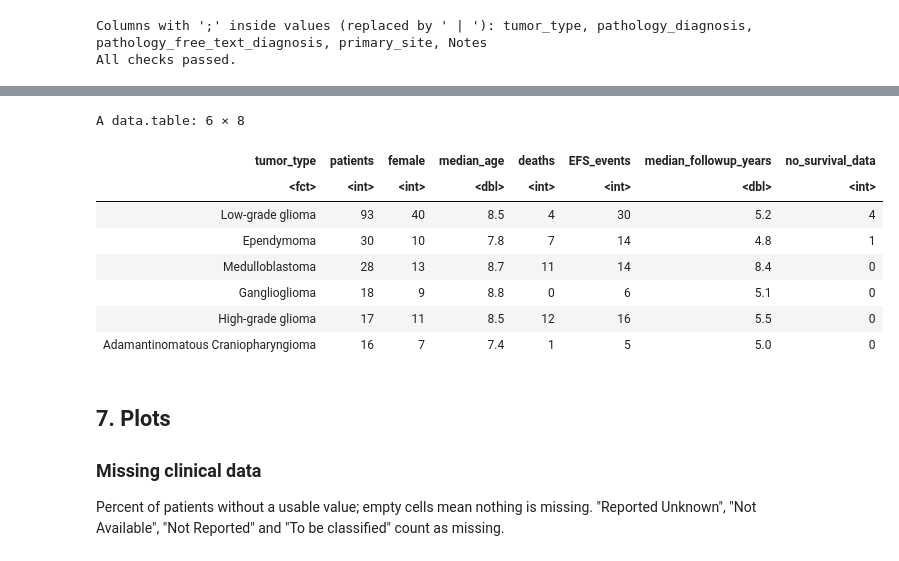
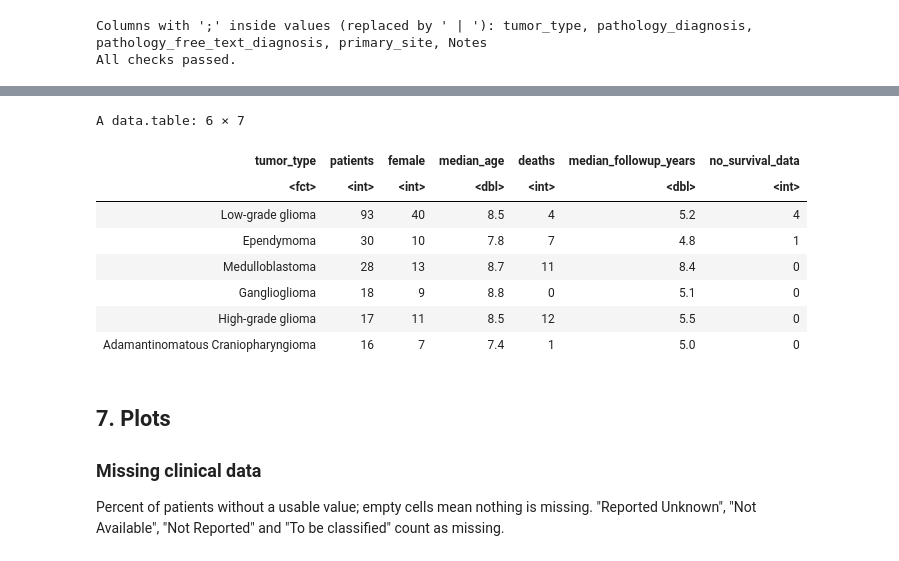
Before and after one commit to wanglab-cns/bidirectional-promoters, a Jupyter notebook: workflow/notebooks/02_clinical.ipynb, the cells around one changed output, grey strips where cells are left out. Cells and saved outputs as stored; diff of their text form; code cells hidden in the pictures.

```diff
--- a/workflow/notebooks/02_clinical.ipynb
+++ b/workflow/notebooks/02_clinical.ipynb
@@ -179,7 +179,9 @@ missing value stays `NA`. The original columns are those of the patient's first
 columns (participant ID, age at diagnosis, OS, sex) are dropped from the appended set, as `format_clin_data()` does.
 # %%
 clin_original <- as.data.frame(setnames(first[, !"initial"], "Kids_First_Participant_ID", "patient"))
-selected_cols <- c("patient", "age_at_diagnosis_days", "OS_days", "OS_status", "reported_gender")
+# race, ethnicity and n_mirna_samples move up into our extra columns, so they leave the appended set
+selected_cols <- c("patient", "age_at_diagnosis_days", "OS_days", "OS_status", "reported_gender",
+                   "race", "ethnicity", "n_mirna_samples")
 
 clin <- data.frame(
   patient = clin_original$patient,
@@ -193,7 +195,8 @@ clin <- data.frame(
   t.os    = clin_original$OS_days / 30.5,
   os      = fcase(clin_original$OS_status == "DECEASED", 1L, clin_original$OS_status == "LIVING", 0L))
 
-clin$rna[clin$patient %in% case$patient[case$expr %in% 1]] <- "tpm"
+# rna / dna name the data type, as in the lab's 2026 ICB repos (ICB_Wolchok: rna = "rnaseq", rna_info = "normalized")
+clin$rna[clin$patient %in% case$patient[case$expr %in% 1]] <- "rnaseq"
 clin$dna[clin$patient %in% case$patient[case$snv %in% 1 | case$cna %in% 1]] <- "wgs"
 
 clin <- format_clin_data(clin_original, "patient", selected_cols, clin)
@@ -201,10 +204,17 @@ clin <- annotate_tissue(clin = clin, study = STUDY, annotation_tissue = curation
 clin <- add_column(clin, treatmentid = "", .after = "tissueid")
 
 # Our extra columns, right after the lab's key columns
+has <- function(col) clin$patient %in% case$patient[case[[col]] %in% 1]
+orig <- clin_original[match(clin$patient, clin_original$patient), ]
 extra <- data.frame(
+  rna_info    = ifelse(has("expr"), "RSEM TPM and expected counts", NA),
+  dna_info    = ifelse(has("snv") | has("cna"), "consensus somatic MAF, CNVkit segments", NA),
+  methyl      = ifelse(has("methyl"), "epic", NA),
+  methyl_info = NA,    # v15 beta values or our own IDAT processing: open
+  mirna       = ifelse(has("mirna"), "htg", NA),
+  mirna_info  = ifelse(has("mirna"), "raw counts", NA),
+  race = orig$race, ethnicity = orig$ethnicity, n_mirna_samples = orig$n_mirna_samples,
   tumor_type = pt$tumor_type[match(clin$patient, pt$patient)],
-  methyl = ifelse(clin$patient %in% case$patient[case$methyl %in% 1], "epic", NA),
-  mirna  = ifelse(clin$patient %in% case$patient[case$mirna %in% 1], "htg", NA),
   oncotree_code = pt$oncotree_code[match(clin$patient, pt$patient)],
   oncotree_name = pt$oncotree_name[match(clin$patient, pt$patient)])
 key_cols <- c(clin_cols[1:6], "treatmentid", clin_cols[7:19])
@@ -310,22 +319,20 @@ and is not in the key columns.
 # %%
 ct <- as.data.table(clin)[tumor_type %in% SIX_TYPES]
 ct[, histo := factor(tumor_type, levels = SIX_TYPES)]   # local copy for plots; histo stays NA in CLIN
-ct[, efs_time := EFS_days / 30.5]
-ct[, efs := ifelse(is.na(EFS_days), NA, as.integer(EFS_event_type != "Not Applicable"))]
 ct[, .(patients = .N, female = sum(sex == "F"), median_age = round(median(age), 1),
-       deaths = sum(os, na.rm = TRUE), EFS_events = sum(efs, na.rm = TRUE),
+       deaths = sum(os, na.rm = TRUE),
        median_followup_years = round(median(t.os[os == 0], na.rm = TRUE) / 12, 1),
        no_survival_data = sum(is.na(t.os))), by = .(tumor_type = histo)][order(tumor_type)]
 # %% [output]
-A data.table: 6 × 8
+A data.table: 6 × 7
-| tumor_type | patients | female | median_age | deaths | EFS_events | median_followup_years | no_survival_data |
-| <fct> | <int> | <int> | <dbl> | <int> | <int> | <dbl> | <int> |
-| Low-grade glioma | 93 | 40 | 8.5 | 4 | 30 | 5.2 | 4 |
-| Ependymoma | 30 | 10 | 7.8 | 7 | 14 | 4.8 | 1 |
-| Medulloblastoma | 28 | 13 | 8.7 | 11 | 14 | 8.4 | 0 |
-| Ganglioglioma | 18 | 9 | 8.8 | 0 | 6 | 5.1 | 0 |
-| High-grade glioma | 17 | 11 | 8.5 | 12 | 16 | 5.5 | 0 |
-| Adamantinomatous Craniopharyngioma | 16 | 7 | 7.4 | 1 | 5 | 5.0 | 0 |
+| tumor_type | patients | female | median_age | deaths | median_followup_years | no_survival_data |
+| <fct> | <int> | <int> | <dbl> | <int> | <dbl> | <int> |
+| Low-grade glioma | 93 | 40 | 8.5 | 4 | 5.2 | 4 |
+| Ependymoma | 30 | 10 | 7.8 | 7 | 4.8 | 1 |
+| Medulloblastoma | 28 | 13 | 8.7 | 11 | 8.4 | 0 |
+| Ganglioglioma | 18 | 9 | 8.8 | 0 | 5.1 | 0 |
+| High-grade glioma | 17 | 11 | 8.5 | 12 | 5.5 | 0 |
+| Adamantinomatous Craniopharyngioma | 16 | 7 | 7.4 | 1 | 5.0 | 0 |
 # %% [markdown]
 ## 7. Plots
 
```
Also changed, not shown: parts of 8 cells of this notebook, 5 other files.
